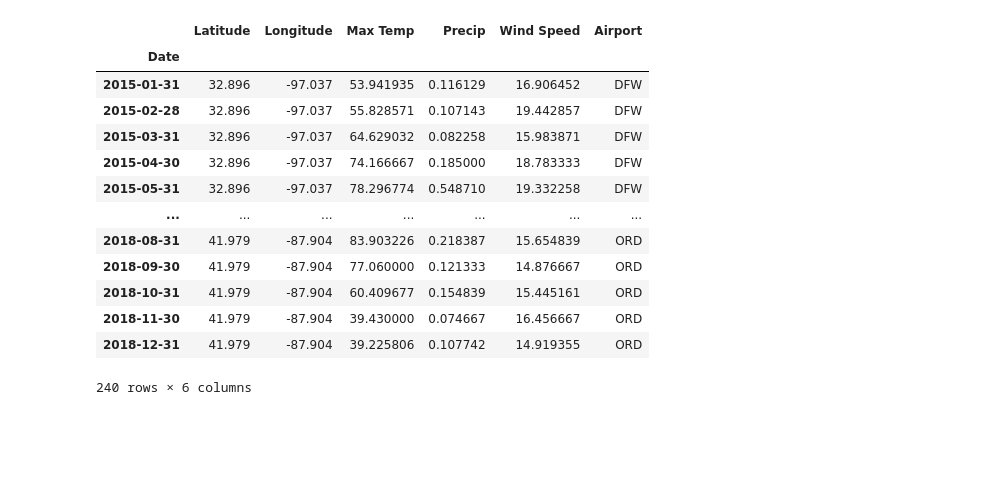
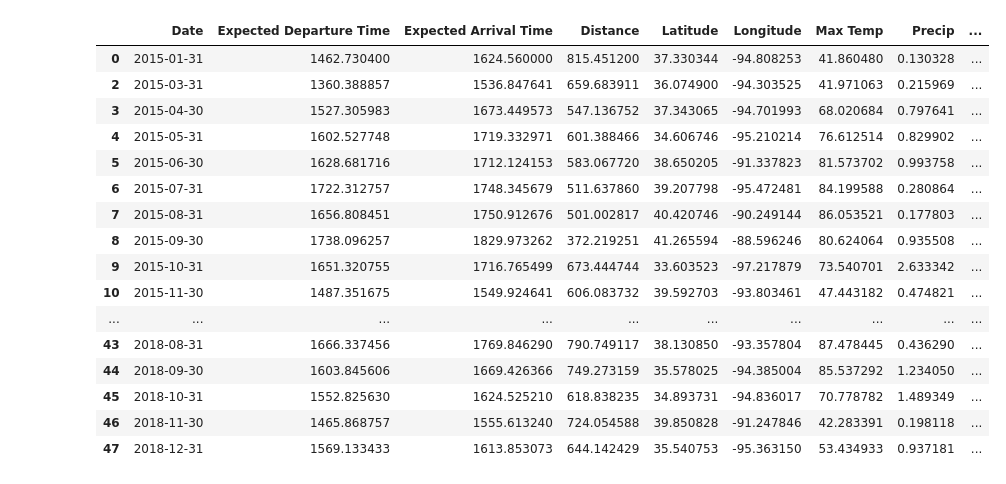
Before and after one commit to domingo-aj/Group-Project-1, a Jupyter notebook: Alice Plots.ipynb, the cells around one changed output. Drawn from its saved outputs; the diff is of its cells as text; code cells hidden in the pictures; blank space fills up the shorter version.

```diff
--- a/Alice Plots.ipynb
+++ b/Alice Plots.ipynb
@@ -12,2 +30,22 @@ flight_summary = pd.read_csv('Summary Flight Tables/monthly_summary.csv')
 # %%
-weather_summary = weather_summary.drop(columns=["Unnamed: 0"])
+monthly_data = monthly_data.drop(1)
+monthly_data = monthly_data.drop(columns=["Unnamed: 0"])
+monthly_data
+# %% [output]
+|  | Date | Expected Departure Time | Expected Arrival Time | Distance | Latitude | Longitude | Max Temp | Precip | ... |
+| 0 | 2015-01-31 | 1462.730400 | 1624.560000 | 815.451200 | 37.330344 | -94.808253 | 41.860480 | 0.130328 | ... |
+| 2 | 2015-03-31 | 1360.388857 | 1536.847641 | 659.683911 | 36.074900 | -94.303525 | 41.971063 | 0.215969 | ... |
+| 3 | 2015-04-30 | 1527.305983 | 1673.449573 | 547.136752 | 37.343065 | -94.701993 | 68.020684 | 0.797641 | ... |
+| 4 | 2015-05-31 | 1602.527748 | 1719.332971 | 601.388466 | 34.606746 | -95.210214 | 76.612514 | 0.829902 | ... |
+| 5 | 2015-06-30 | 1628.681716 | 1712.124153 | 583.067720 | 38.650205 | -91.337823 | 81.573702 | 0.993758 | ... |
+| 6 | 2015-07-31 | 1722.312757 | 1748.345679 | 511.637860 | 39.207798 | -95.472481 | 84.199588 | 0.280864 | ... |
+| 7 | 2015-08-31 | 1656.808451 | 1750.912676 | 501.002817 | 40.420746 | -90.249144 | 86.053521 | 0.177803 | ... |
+| 8 | 2015-09-30 | 1738.096257 | 1829.973262 | 372.219251 | 41.265594 | -88.596246 | 80.624064 | 0.935508 | ... |
+| 9 | 2015-10-31 | 1651.320755 | 1716.765499 | 673.444744 | 33.603523 | -97.217879 | 73.540701 | 2.633342 | ... |
+| 10 | 2015-11-30 | 1487.351675 | 1549.924641 | 606.083732 | 39.592703 | -93.803461 | 47.443182 | 0.474821 | ... |
+| ... | ... | ... | ... | ... | ... | ... | ... | ... | ... |
+| 43 | 2018-08-31 | 1666.337456 | 1769.846290 | 790.749117 | 38.130850 | -93.357804 | 87.478445 | 0.436290 | ... |
+| 44 | 2018-09-30 | 1603.845606 | 1669.426366 | 749.273159 | 35.578025 | -94.385004 | 85.537292 | 1.234050 | ... |
+| 45 | 2018-10-31 | 1552.825630 | 1624.525210 | 618.838235 | 34.893731 | -94.836017 | 70.778782 | 1.489349 | ... |
+| 46 | 2018-11-30 | 1465.868757 | 1555.613240 | 724.054588 | 39.850828 | -91.247846 | 42.283391 | 0.198118 | ... |
+| 47 | 2018-12-31 | 1569.133433 | 1613.853073 | 644.142429 | 35.540753 | -95.363150 | 53.434933 | 0.937181 | ... |
@@ -16,24 +51,0 @@ flight_summary = flight_summary.drop(columns=["Unnamed: 0"])
-# %%
-#daily_date = daily_df.set_index('Date', inplace=True)
-#daily_date = daily_df.index = pd.to_datetime(daily_df.index)
-
- #df.groupby(pd.Grouper(freq='M'))
-
-weather = weather_summary.set_index('Date', inplace=True)
-weather = weather_summary.index = pd.to_datetime(weather_summary.index)
-weather_summary
-# %% [output]
-|  | Latitude | Longitude | Max Temp | Precip | Wind Speed | Airport |
-| Date |  |  |  |  |  |  |
-| 2015-01-31 | 32.896 | -97.037 | 53.941935 | 0.116129 | 16.906452 | DFW |
-| 2015-02-28 | 32.896 | -97.037 | 55.828571 | 0.107143 | 19.442857 | DFW |
-| 2015-03-31 | 32.896 | -97.037 | 64.629032 | 0.082258 | 15.983871 | DFW |
-| 2015-04-30 | 32.896 | -97.037 | 74.166667 | 0.185000 | 18.783333 | DFW |
-| 2015-05-31 | 32.896 | -97.037 | 78.296774 | 0.548710 | 19.332258 | DFW |
-| ... | ... | ... | ... | ... | ... | ... |
-| 2018-08-31 | 41.979 | -87.904 | 83.903226 | 0.218387 | 15.654839 | ORD |
-| 2018-09-30 | 41.979 | -87.904 | 77.060000 | 0.121333 | 14.876667 | ORD |
-| 2018-10-31 | 41.979 | -87.904 | 60.409677 | 0.154839 | 15.445161 | ORD |
-| 2018-11-30 | 41.979 | -87.904 | 39.430000 | 0.074667 | 16.456667 | ORD |
-| 2018-12-31 | 41.979 | -87.904 | 39.225806 | 0.107742 | 14.919355 | ORD |
-240 rows × 6 columns
```
Also changed, not shown: parts of 14 cells of this notebook, 4 other files.
